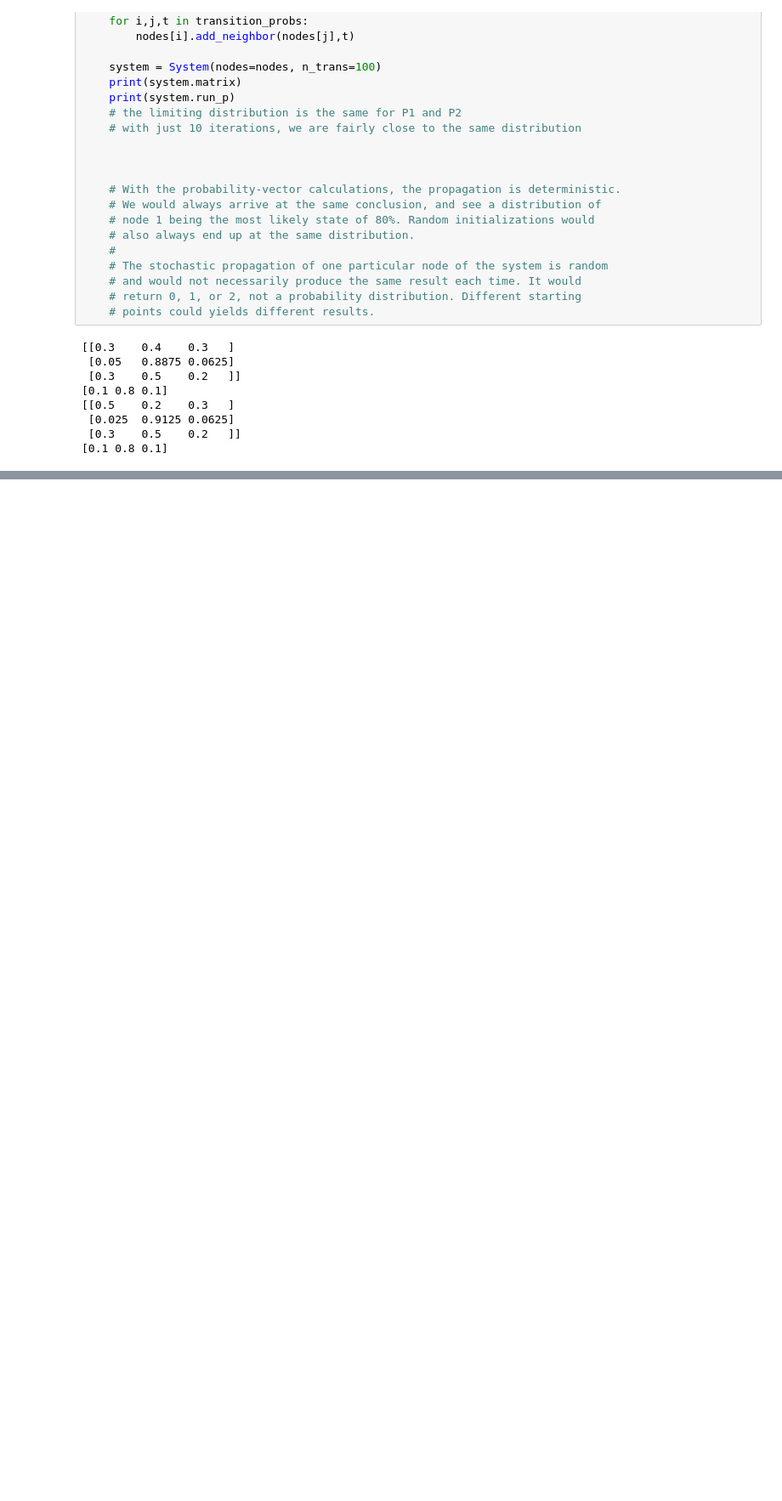
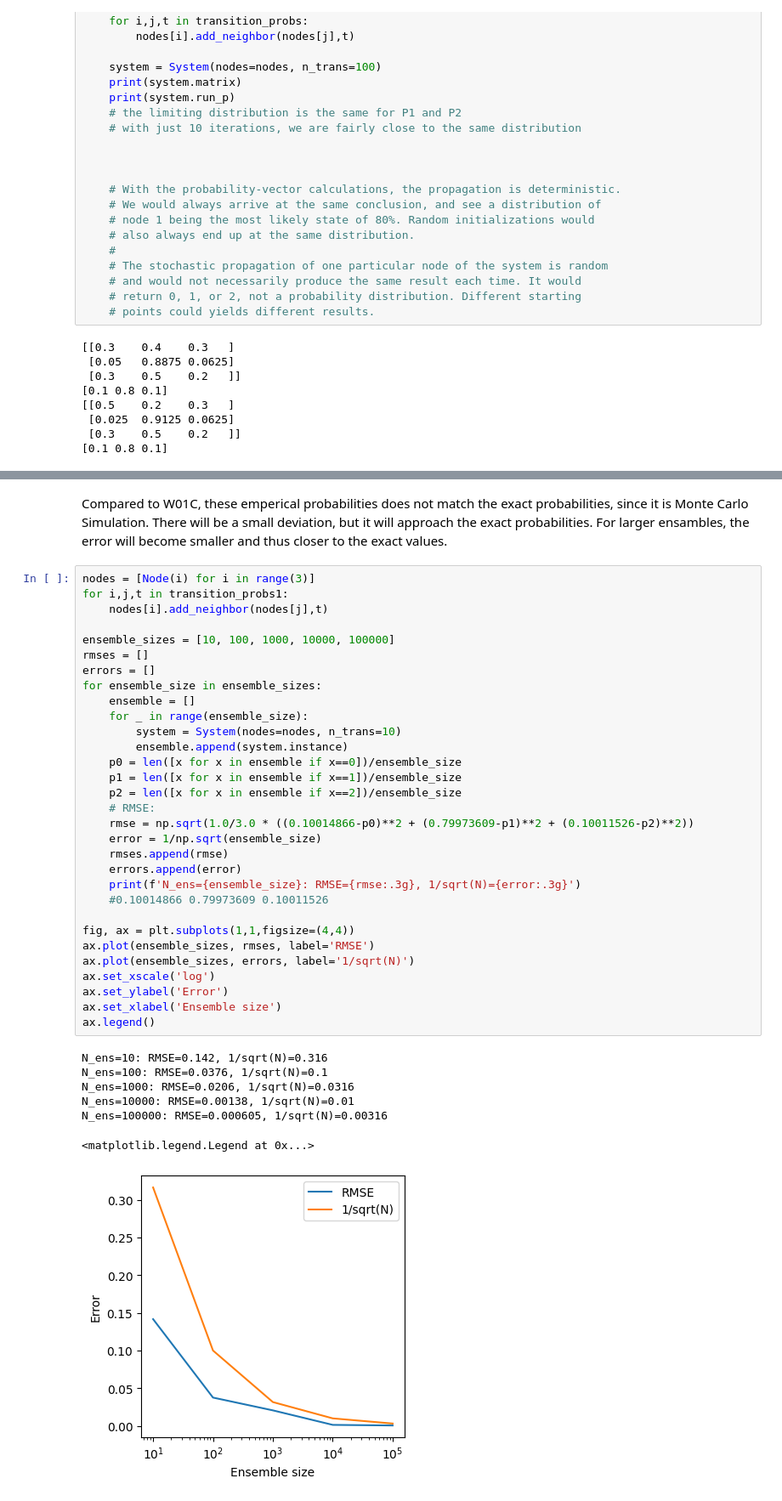
Before and after one commit to EmiloKatten/CompPhys, a Jupyter notebook: 1 OOP + Sampling/exercises.ipynb, the cells around one changed output, grey strips where cells are left out. Shown at 85% size. Cells and saved outputs as stored; diff of their text form; blank space fills up the shorter version.

```diff
--- a/1 OOP + Sampling/exercises.ipynb
+++ b/1 OOP + Sampling/exercises.ipynb
@@ -340,0 +439,41 @@ for transition_probs in [transition_probs1, transition_probs2]:
+# %% [markdown]
+Compared to W01C, these emperical probabilities does not match the exact probabilities, since it is Monte Carlo Simulation. There will be a small deviation, but it will approach the exact probabilities. For larger ensambles, the error will become smaller and thus closer to the exact values.
+# %%
+nodes = [Node(i) for i in range(3)]
+for i,j,t in transition_probs1:
+    nodes[i].add_neighbor(nodes[j],t)
+
+ensemble_sizes = [10, 100, 1000, 10000, 100000]
+rmses = []
+errors = []
+for ensemble_size in ensemble_sizes:
+    ensemble = []
+    for _ in range(ensemble_size):
+        system = System(nodes=nodes, n_trans=10)
+        ensemble.append(system.instance)
+    p0 = len([x for x in ensemble if x==0])/ensemble_size
+    p1 = len([x for x in ensemble if x==1])/ensemble_size
+    p2 = len([x for x in ensemble if x==2])/ensemble_size
+    # RMSE:
+    rmse = np.sqrt(1.0/3.0 * ((0.10014866-p0)**2 + (0.79973609-p1)**2 + (0.10011526-p2)**2))
+    error = 1/np.sqrt(ensemble_size)
+    rmses.append(rmse)
+    errors.append(error)
+    print(f'N_ens={ensemble_size}: RMSE={rmse:.3g}, 1/sqrt(N)={error:.3g}')
+    #0.10014866 0.79973609 0.10011526
+
+fig, ax = plt.subplots(1,1,figsize=(4,4))
+ax.plot(ensemble_sizes, rmses, label='RMSE')
+ax.plot(ensemble_sizes, errors, label='1/sqrt(N)')
+ax.set_xscale('log')
+ax.set_ylabel('Error')
+ax.set_xlabel('Ensemble size')
+ax.legend()
+# %% [output]
+N_ens=10: RMSE=0.142, 1/sqrt(N)=0.316
+N_ens=100: RMSE=0.0376, 1/sqrt(N)=0.1
+N_ens=1000: RMSE=0.0206, 1/sqrt(N)=0.0316
+N_ens=10000: RMSE=0.00138, 1/sqrt(N)=0.01
+N_ens=100000: RMSE=0.000605, 1/sqrt(N)=0.00316
+<matplotlib.legend.Legend at 0x...>
+[figure, added]
```
Also changed, not shown: parts of 8 cells of this notebook.
